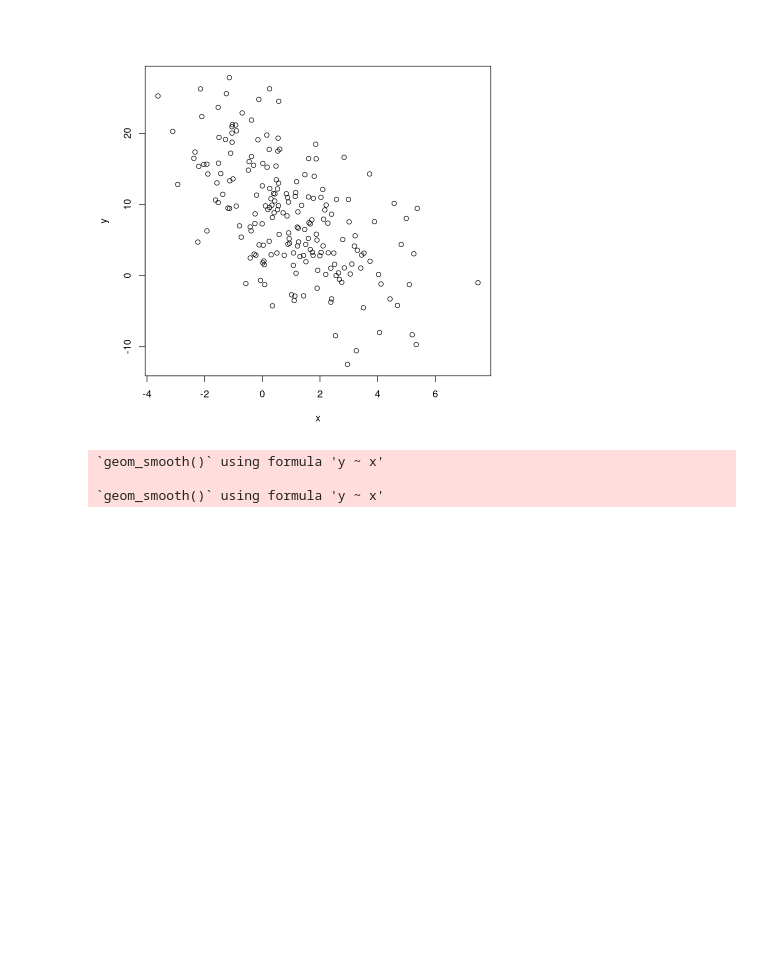
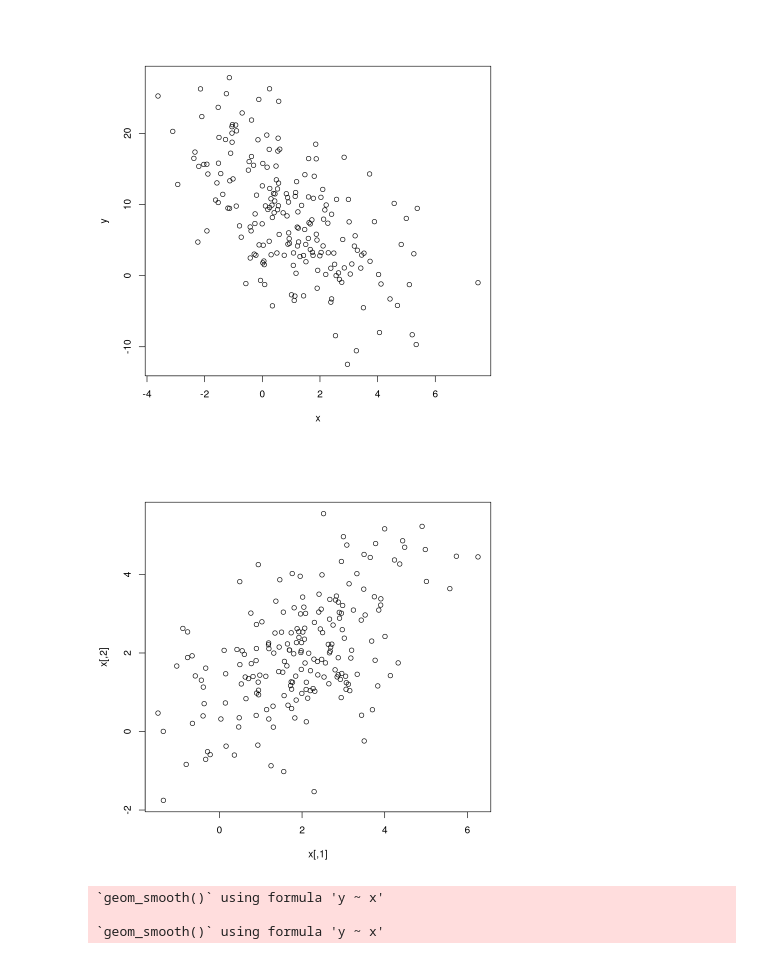
Before and after one commit to jealcalat/Analisis_multivariado-deprecated-, a Jupyter notebook: 2_modelos_multivariados/2.2_distribucion_multinormal.ipynb, the cells around one changed output. Drawn from its saved outputs; the diff is of its cells as text; code cells hidden in the pictures; blank space fills up the shorter version.

```diff
--- a/2_modelos_multivariados/2.2_distribucion_multinormal.ipynb
+++ b/2_modelos_multivariados/2.2_distribucion_multinormal.ipynb
@@ -371,6 +476,26 @@ cor(x, y)
 # %% [output]
 [1] -0.5939355
 [figure]
+# %%
+D <- 2
+ep <- 0.00001
+SIGMA <- matrix(
+  c(2, 1, 1, 2),
+  ncol = 2
+)
+
+SIGMA <- SIGMA + diag(D) * ep
+
+L <- t(chol(SIGMA))
+# L %*% t(L) # verificar
+
+n <- 200
+u <- matrix(data = rnorm(n = n * D), D, n)
+m <- c(2, 2)
+x <- m + t(L %*% u)
+plot(x)
+# %% [output]
+[figure, added]
 # %%
 library(tidyverse)
 library(ggExtra)
```
Also changed, not shown: parts of 9 cells of this notebook, 2 other files.
